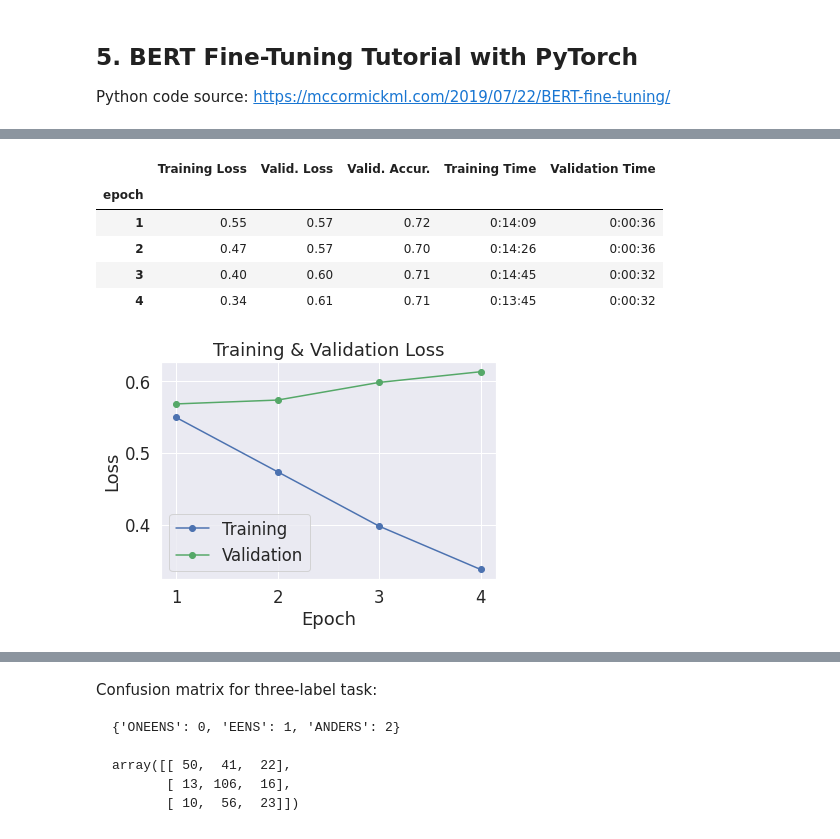
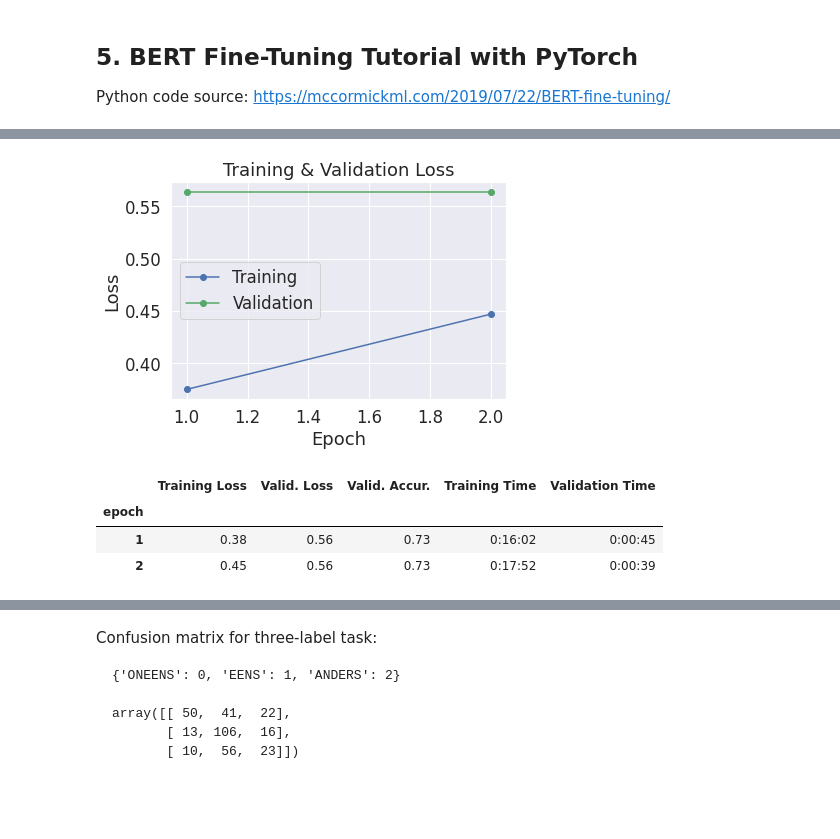
Before and after one commit to FilterBubbleErik/transformers, a Jupyter notebook: test.ipynb, the cells around one changed output, grey strips where cells are left out. Saved outputs shown, nothing was run; the diff lists cells and outputs as text; code cells hidden in the pictures; blank space fills up the shorter version.

```diff
--- a/test.ipynb
+++ b/test.ipynb
@@ -883,7 +883,7 @@ optimizer = AdamW(model.parameters(),
 # %%
 from transformers import get_linear_schedule_with_warmup
 
-epochs = 4
+epochs = 2
 total_steps = len(train_dataloader) * epochs
 scheduler = get_linear_schedule_with_warmup(optimizer,
                                             num_warmup_steps = 0,
@@ -1012,27 +1012,30 @@ Total training took 0:59:20 (h:mm:ss)
 # %%
-pd.set_option('precision', 2)
-df_stats = pd.DataFrame(data=training_stats)
-df_stats = df_stats.set_index('epoch')
-df_stats
+def training_overview(training_stats):
+    pd.set_option('precision', 2)
+    df_stats = pd.DataFrame(data=training_stats)
+    df_stats = df_stats.set_index('epoch')
+    return df_stats
-# %% [output]
-|  | Training Loss | Valid. Loss | Valid. Accur. | Training Time | Validation Time |
-| epoch |  |  |  |  |  |
-| 1 | 0.55 | 0.57 | 0.72 | 0:14:09 | 0:00:36 |
-| 2 | 0.47 | 0.57 | 0.70 | 0:14:26 | 0:00:36 |
-| 3 | 0.40 | 0.60 | 0.71 | 0:14:45 | 0:00:32 |
-| 4 | 0.34 | 0.61 | 0.71 | 0:13:45 | 0:00:32 |
 # %%
-sns.set(style='darkgrid')
-sns.set(font_scale=1.5)
-plt.rcParams["figure.figsize"] = (6,4)
-plt.plot(df_stats['Training Loss'], 'b-o', label="Training")
-plt.plot(df_stats['Valid. Loss'], 'g-o', label="Validation")
-plt.title("Training & Validation Loss")
-plt.xlabel("Epoch")
-plt.ylabel("Loss")
-plt.legend()
-plt.xticks()
-plt.show()
+def training_graph(df_stats):
+    sns.set(style='darkgrid')
+    sns.set(font_scale=1.5)
+    plt.rcParams["figure.figsize"] = (6,4)
+    plt.plot(df_stats['Training Loss'], 'b-o', label="Training")
+    plt.plot(df_stats['Valid. Loss'], 'g-o', label="Validation")
+    plt.title("Training & Validation Loss")
+    plt.xlabel("Epoch")
+    plt.ylabel("Loss")
+    plt.legend()
+    plt.xticks()
+    plt.show()
-# %% [output]
-[figure, removed]
+# %%
+df_stats = training_overview(training_stats)
+training_graph(df_stats)
+df_stats
+# %% [output]
+[figure, added]
+|  | Training Loss | Valid. Loss | Valid. Accur. | Training Time | Validation Time |
+| epoch |  |  |  |  |  |
+| 1 | 0.38 | 0.56 | 0.73 | 0:16:02 | 0:00:45 |
+| 2 | 0.45 | 0.56 | 0.73 | 0:17:52 | 0:00:39 |
 # %%
```
Also changed, not shown: parts of 18 cells of this notebook.
